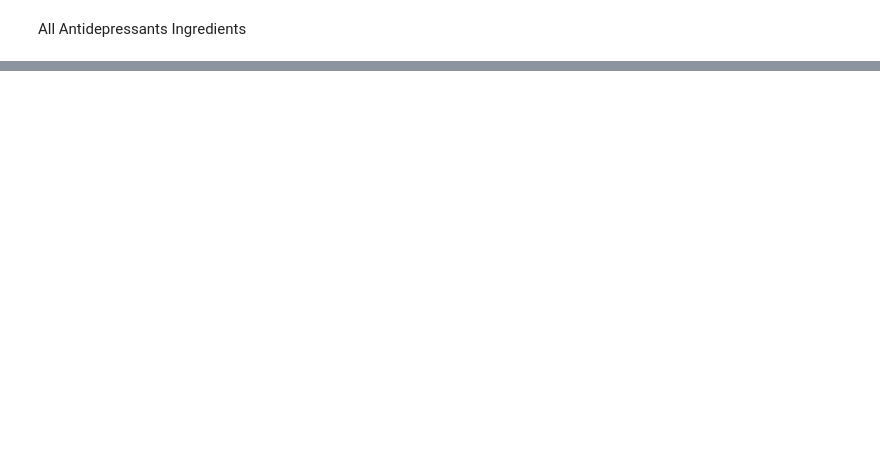
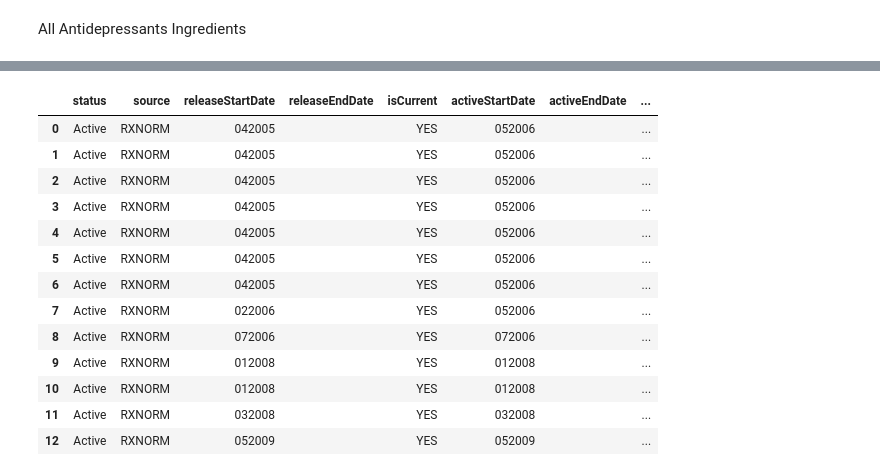
Before and after one commit to danielhmendoza01/Automatic_Code_Sets, a Jupyter notebook: Antidepressants.ipynb, the cells around one changed output, grey strips where cells are left out. Saved outputs shown, nothing was run; the diff lists cells and outputs as text; code cells hidden in the pictures; blank space fills up the shorter version.

Commit message:
AntidepressantMedication update

```diff
--- a/Antidepressants.ipynb
+++ b/Antidepressants.ipynb
@@ -100,0 +138,20 @@ df_antidep.to_excel("New_Complete_Antidepressants_List.xlsx", index=False)
+# %%
+#Identify new drugs found
+same_drug_count = 0
+new_drug_count = 0
+drug_not_found_count = 0
+same_drug = pd.DataFrame({"drugs_in_list_rxcui": [], "drugs_in_list_name": []})
+new_drug = pd.DataFrame({"new_drugs_rxcui": [], "new_drugs_name": []})
+for code in df_antidep['rxcui']:
+    drug_name = df_antidep['name'].where(df_antidep['rxcui'] == code).dropna().values[0]
+    if df_list.isin([int(code)]).any().any() == True:
+        same_drug_count += 1
+        same_drug = same_drug.append({'drugs_in_list_rxcui': code, 'drugs_in_list_name' : drug_name}, ignore_index = True)
+    else:
+        new_drug_count += 1
+        new_drug = new_drug.append({'new_drugs_rxcui': code, 'new_drugs_name': drug_name}, ignore_index = True)
+print('Same drug count: ', same_drug_count)
+print('New drug count: ', new_drug_count)
+#Displays same and new drugs
+df_final = same_drug.join(new_drug)
+df_final.head()
@@ -100,0 +167,13 @@ df_antidep.to_excel("New_Complete_Antidepressants_List.xlsx", index=False)
+# %%
+absent_drugs = pd.DataFrame({"drugs_not_found_rxcui": [], "drugs_not_found_name": [], "drugs_not_found_tty": []})
+count = 0
+#for every code from the combind excel list
+for code in df_list['rxcui']:
+    drug_name = df_list['name'].where(df_list['rxcui'] == code).dropna().values[0]
+    tty = df_list['TTY'].where(df_list['rxcui'] == code).dropna().values[0]
+    if df_final.isin([str(code)]).any().any() == True:
+        count+=1
+    else:
+        absent_drugs = absent_drugs.append({'drugs_not_found_rxcui': str(code), 'drugs_not_found_name': drug_name, 'drugs_not_found_tty': tty}, ignore_index = True)
+print('Count: ', count)
+absent_drugs.head()
@@ -100,0 +218,27 @@ df_antidep.to_excel("New_Complete_Antidepressants_List.xlsx", index=False)
+# %%
+#find the status of the not found drugs
+df_status = pd.DataFrame()
+index = 0
+for code in absent_drugs['drugs_not_found_rxcui']:
+    getRxcuiHistoryStatus = 'rxcui/{}/historystatus.json'.format(code)
+    df_type = pd.read_json(base_url_2+getRxcuiHistoryStatus)
+    df_type = pd.DataFrame(df_type.rxcuiStatusHistory.metaData, index=[0])
+    df_type['rxcui'] = code
+    df_status = pd.concat([df_status, df_type]).drop_duplicates(subset=['rxcui']).reset_index(drop=True)
+# %%
+df_status
+# %% [output]
+|  | status | source | releaseStartDate | releaseEndDate | isCurrent | activeStartDate | activeEndDate | ... |
+| 0 | Active | RXNORM | 042005 |  | YES | 052006 |  | ... |
+| 1 | Active | RXNORM | 042005 |  | YES | 052006 |  | ... |
+| 2 | Active | RXNORM | 042005 |  | YES | 052006 |  | ... |
+| 3 | Active | RXNORM | 042005 |  | YES | 052006 |  | ... |
+| 4 | Active | RXNORM | 042005 |  | YES | 052006 |  | ... |
+| 5 | Active | RXNORM | 042005 |  | YES | 052006 |  | ... |
+| 6 | Active | RXNORM | 042005 |  | YES | 052006 |  | ... |
+| 7 | Active | RXNORM | 022006 |  | YES | 052006 |  | ... |
+| 8 | Active | RXNORM | 072006 |  | YES | 072006 |  | ... |
+| 9 | Active | RXNORM | 012008 |  | YES | 012008 |  | ... |
+| 10 | Active | RXNORM | 012008 |  | YES | 012008 |  | ... |
+| 11 | Active | RXNORM | 032008 |  | YES | 032008 |  | ... |
+| 12 | Active | RXNORM | 052009 |  | YES | 052009 |  | ... |
```
Also changed, not shown: parts of 12 cells of this notebook, 21 other files.
